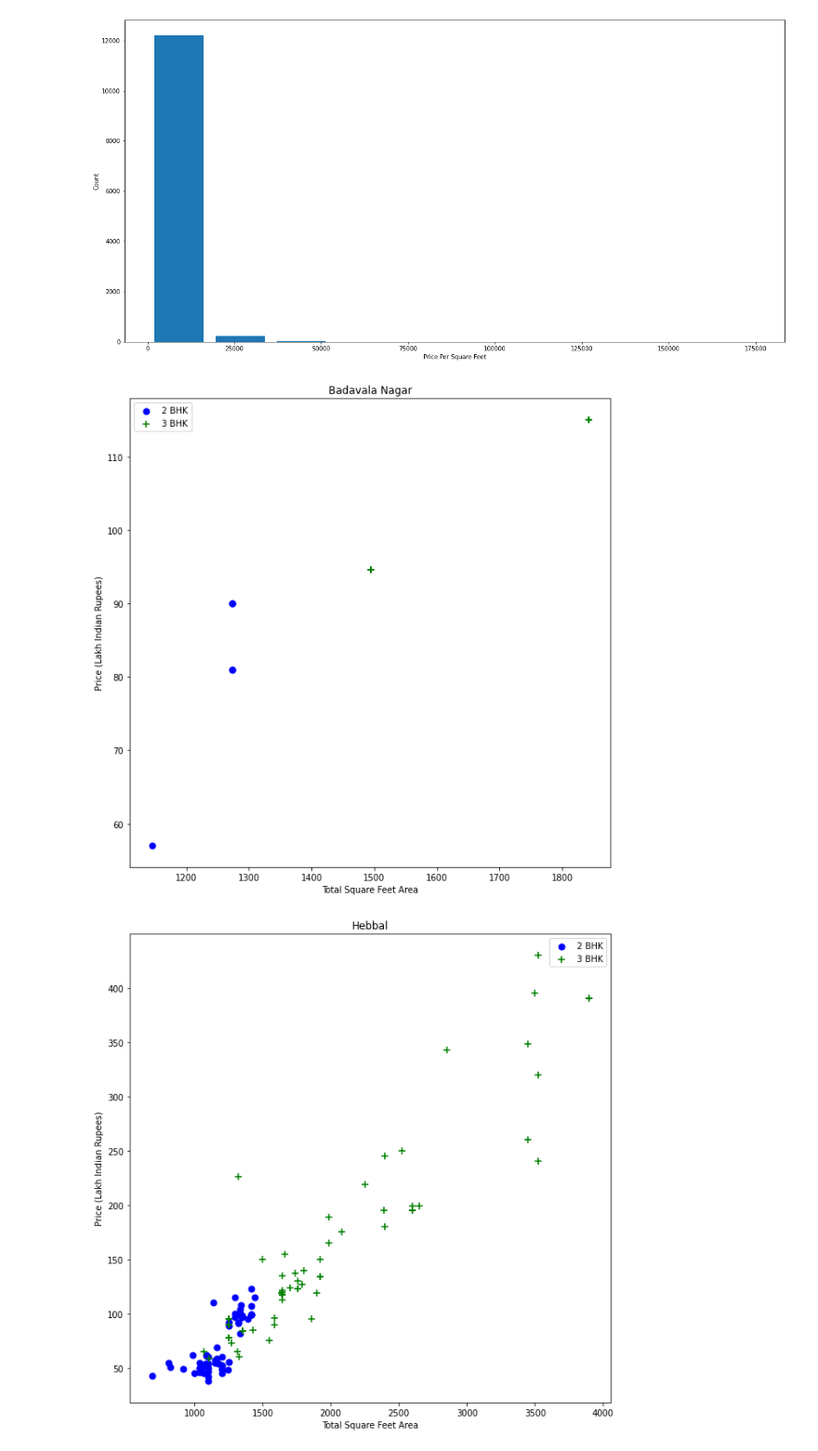
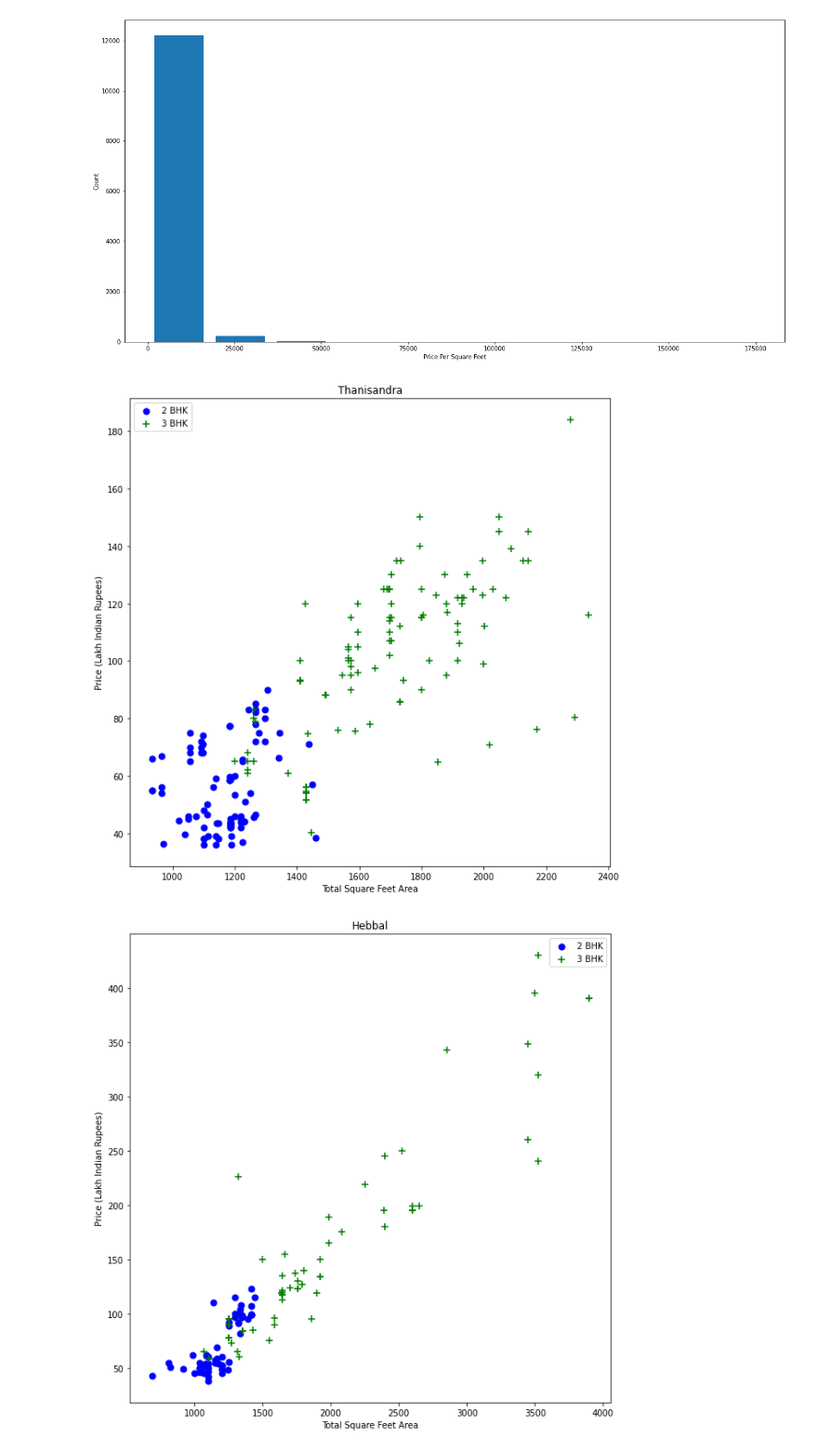
Before and after one commit to Meet200/Machine_Learning-, a Jupyter notebook: Industry_ML_work.ipynb, the cells around one changed output. Shown at 93% size. Cells and saved outputs as stored; diff of their text form; code cells hidden in the pictures.

```diff
--- a/Industry_ML_work.ipynb
+++ b/Industry_ML_work.ipynb
@@ -266,7 +293,3 @@ Kodanda Reddy Layout      1
 Name: location, Length: 1287, dtype: int64
 # %% [markdown]
 We are having more then 1287 diffrent location in our dataset and for regression we are going to apply one hot endoing technique so if we directly apply on present dataset then will be having toomuch large number of columns so will merge some of the classes and commanly call it as 'others'
-# %%
-dataset5.location = dataset5.location.apply(lambda x: x.strip())
-location_stats = dataset5.groupby('location')['location'].agg('count').sort_values(ascending=False)
-location_stats
@@ -321,18 +333,19 @@ plt.ylabel("Count")
 Text(0, 0.5, 'Count')
 [figure]
 # %%
+# scatter plot of 2 & 3 BHK house in any selected area
 def plot_scatter_chart(df,location):
     bhk2 = df[(df.location==location) & (df.size_bhk==2)]
     bhk3 = df[(df.location==location) & (df.size_bhk==3)]
     matplotlib.rcParams['figure.figsize'] = (10,10)
     plt.scatter(bhk2.total_sqft,bhk2.price,color='blue',label='2 BHK', s=50)
     plt.scatter(bhk3.total_sqft,bhk3.price,marker='+', color='green',label='3 BHK', s=50)
     plt.xlabel("Total Square Feet Area")
     plt.ylabel("Price (Lakh Indian Rupees)")
     plt.title(location)
     plt.legend()
 
-plot_scatter_chart(dataset6,"Badavala Nagar")
+plot_scatter_chart(dataset6,"Thanisandra") #scatter plot for Thanisandra
 # %% [output]
-[figure, old version]
+[figure, new version]
 # %%
```
Also changed, not shown: parts of 23 cells of this notebook.
